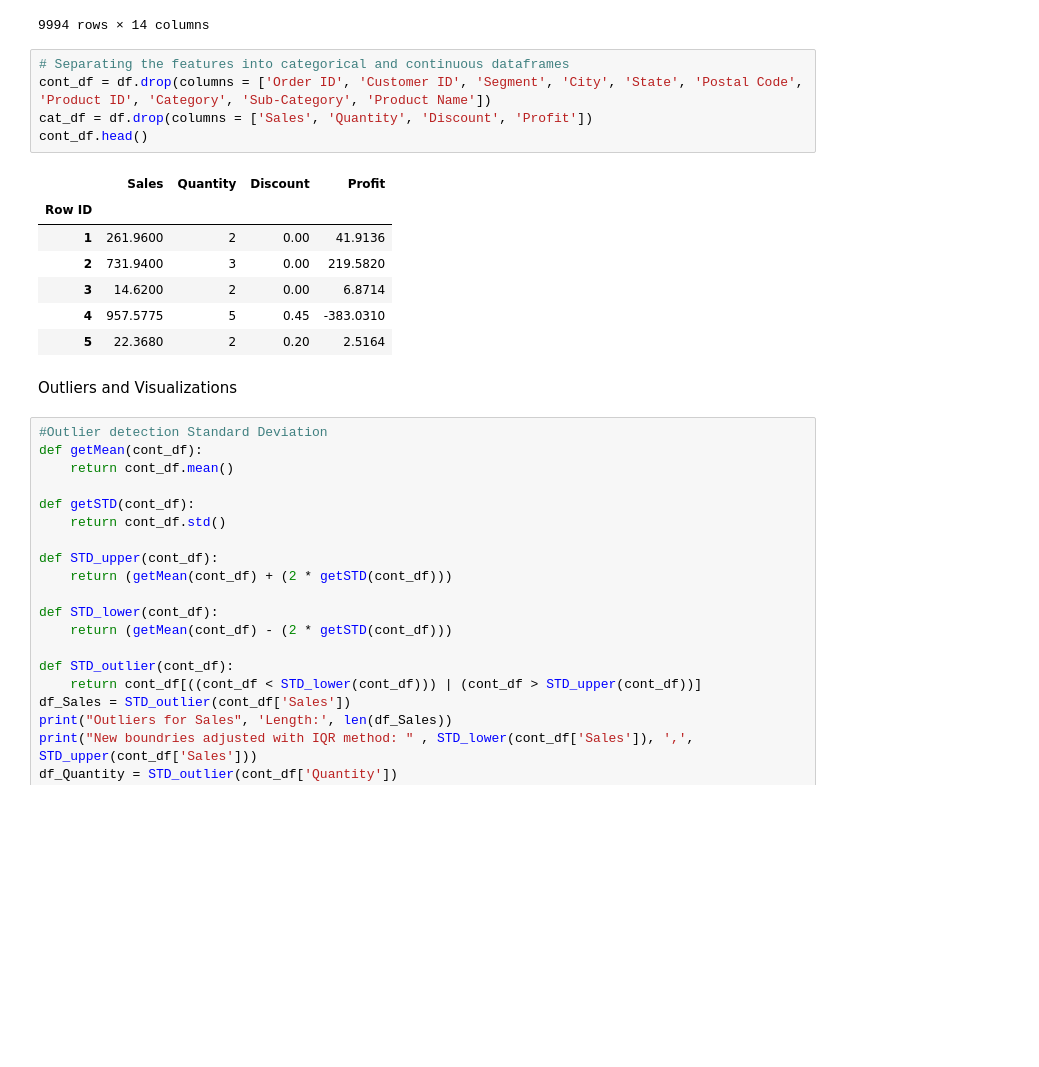
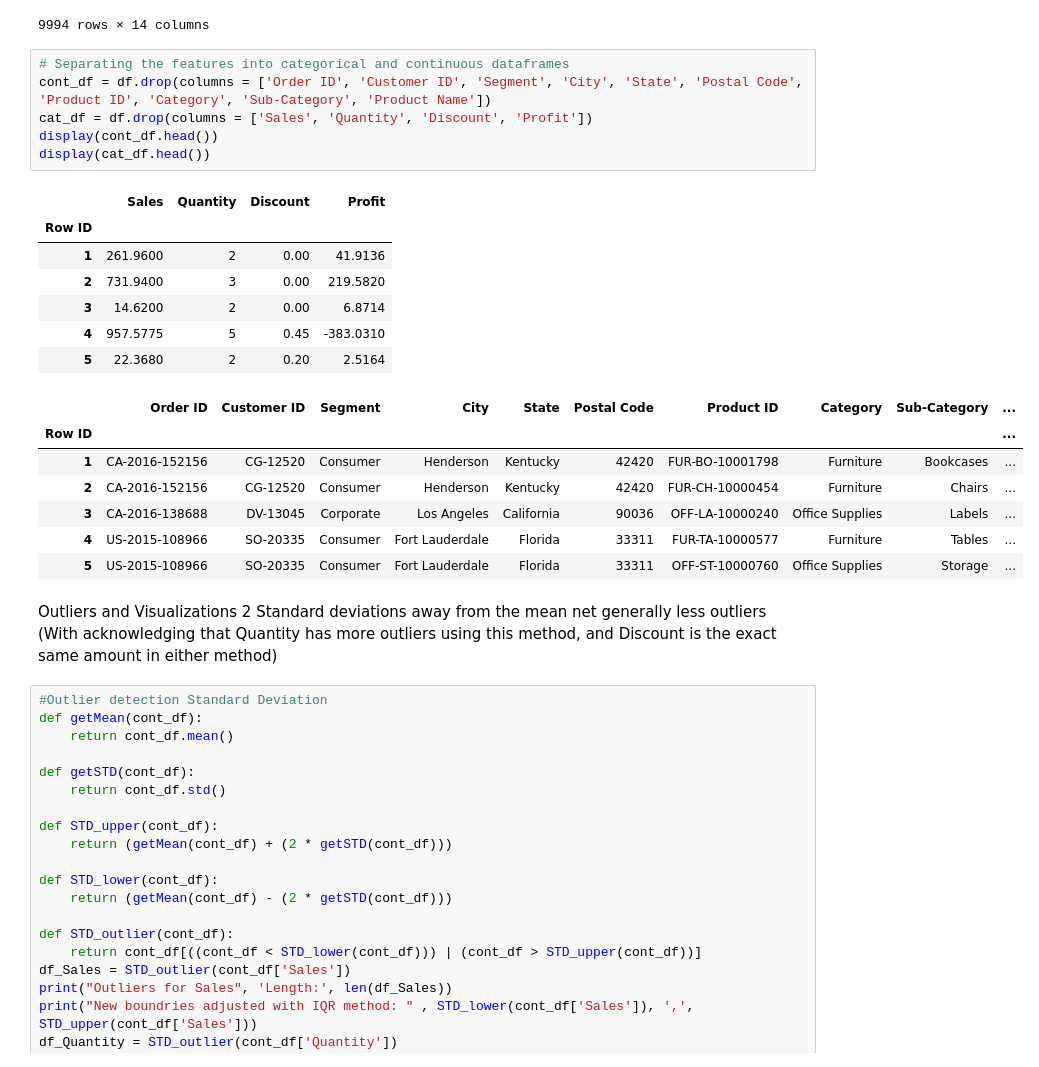
Before and after one commit to AmandeepSBassi/DataScienceProject, a Jupyter notebook: Project.Preprocessing.ipynb, the cells around one changed output. Saved outputs shown, nothing was run; the diff lists cells and outputs as text; blank space fills up the shorter version.

```diff
--- a/Project.Preprocessing.ipynb
+++ b/Project.Preprocessing.ipynb
@@ -39,18 +40,27 @@ df
 # %%
 # Separating the features into categorical and continuous dataframes
 cont_df = df.drop(columns = ['Order ID', 'Customer ID', 'Segment', 'City', 'State', 'Postal Code', 'Product ID', 'Category', 'Sub-Category', 'Product Name'])
 cat_df = df.drop(columns = ['Sales', 'Quantity', 'Discount', 'Profit'])
-cont_df.head()
+display(cont_df.head())
+display(cat_df.head())
 # %% [output]
 |  | Sales | Quantity | Discount | Profit |
 | Row ID |  |  |  |  |
 | 1 | 261.9600 | 2 | 0.00 | 41.9136 |
 | 2 | 731.9400 | 3 | 0.00 | 219.5820 |
 | 3 | 14.6200 | 2 | 0.00 | 6.8714 |
 | 4 | 957.5775 | 5 | 0.45 | -383.0310 |
 | 5 | 22.3680 | 2 | 0.20 | 2.5164 |
+|  | Order ID | Customer ID | Segment | City | State | Postal Code | Product ID | Category | Sub-Category | ... |
+| Row ID |  |  |  |  |  |  |  |  |  | ... |
+| 1 | CA-2016-152156 | CG-12520 | Consumer | Henderson | Kentucky | 42420 | FUR-BO-10001798 | Furniture | Bookcases | ... |
+| 2 | CA-2016-152156 | CG-12520 | Consumer | Henderson | Kentucky | 42420 | FUR-CH-10000454 | Furniture | Chairs | ... |
+| 3 | CA-2016-138688 | DV-13045 | Corporate | Los Angeles | California | 90036 | OFF-LA-10000240 | Office Supplies | Labels | ... |
+| 4 | US-2015-108966 | SO-20335 | Consumer | Fort Lauderdale | Florida | 33311 | FUR-TA-10000577 | Furniture | Tables | ... |
+| 5 | US-2015-108966 | SO-20335 | Consumer | Fort Lauderdale | Florida | 33311 | OFF-ST-10000760 | Office Supplies | Storage | ... |
-# %% [markdown]
-Outliers and Visualizations
+# %% [markdown]
+Outliers and Visualizations
+2 Standard deviations away from the mean net generally less outliers (With acknowledging that Quantity has more outliers using this method, and Discount is the exact same amount in either method)
 # %%
 #Outlier detection Standard Deviation
 def getMean(cont_df):
```
Also changed, not shown: parts of 5 cells of this notebook.
